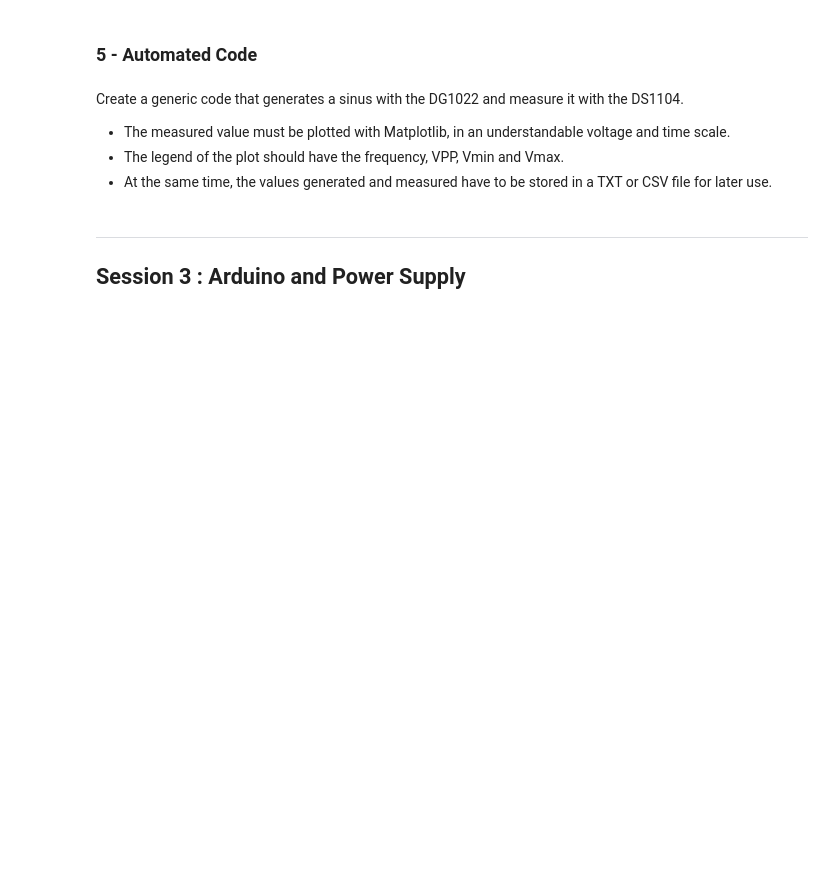
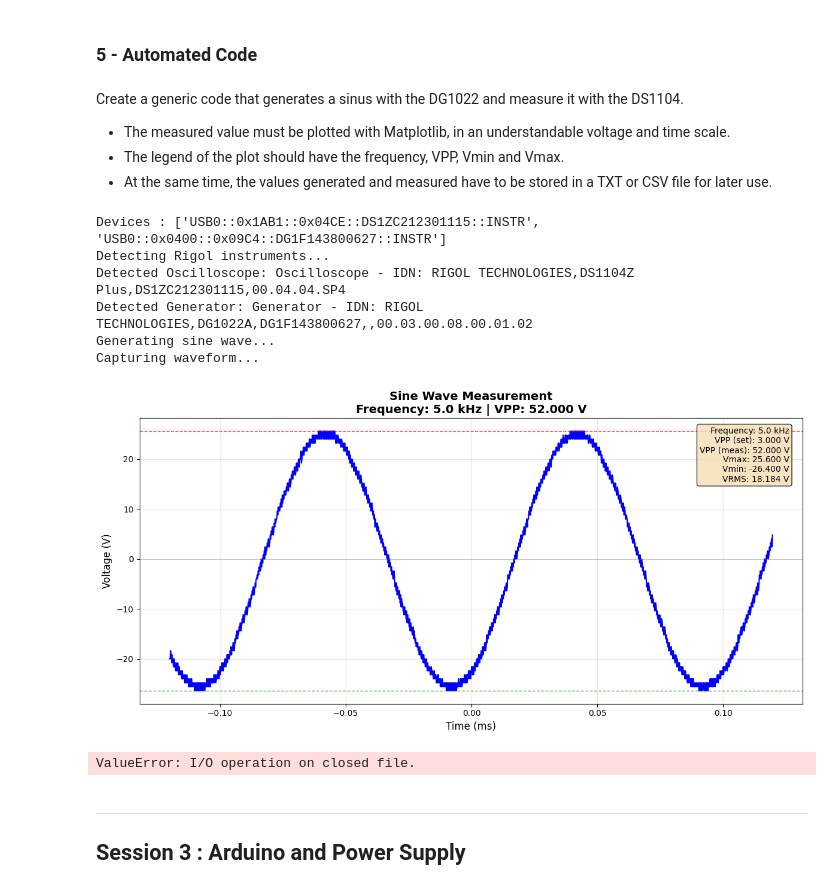
Before and after one commit to Muten-Roshi-Sama/Hardware_Processing_Lab_Oscillo-Waveform_Generators, a Jupyter notebook: RIGOL_data_acquisition.ipynb, the cells around one changed output. Drawn from its saved outputs; the diff is of its cells as text; code cells hidden in the pictures; blank space fills up the shorter version.

```diff
--- a/RIGOL_data_acquisition.ipynb
+++ b/RIGOL_data_acquisition.ipynb
@@ -772,3 +873,37 @@ Expected time delay: 12.500 µs
+# %%
+# Connect instruments
+generator, osc = detect_rigol_instruments()
+time.sleep(2)
+
+if generator and osc:
+
+    # Test parameters
+    test_frequency = 5000   # 5 kHz
+    test_amplitude = 3.0    # 3 Vpp
+
+    # Run automated measurement
+    results = auto(
+        gen=generator,
+        osc=osc,
+        channel='CH1',
+        output_file='saves/sine_measurement.csv',
+        frequency=test_frequency,
+        amplitude=test_amplitude
+    )
+
+
+    # Close connections
+    generator.close()
+    osc.close()
+# %% [output]
+Devices : ['USB0::0x1AB1::0x04CE::DS1ZC212301115::INSTR', 'USB0::0x0400::0x09C4::DG1F143800627::INSTR']
+Detecting Rigol instruments...
+Detected Oscilloscope: Oscilloscope - IDN: RIGOL TECHNOLOGIES,DS1104Z Plus,DS1ZC212301115,00.04.04.SP4
+Detected Generator: Generator - IDN: RIGOL TECHNOLOGIES,DG1022A,DG1F143800627,,00.03.00.08.00.01.02
+Generating sine wave...
+Capturing waveform...
+[figure, added]
+ValueError: I/O operation on closed file.
 # %% [markdown]
 ---
 ## Session 3 : Arduino and Power Supply
```
Also changed, not shown: parts of 1 cell of this notebook, 2 other files.
